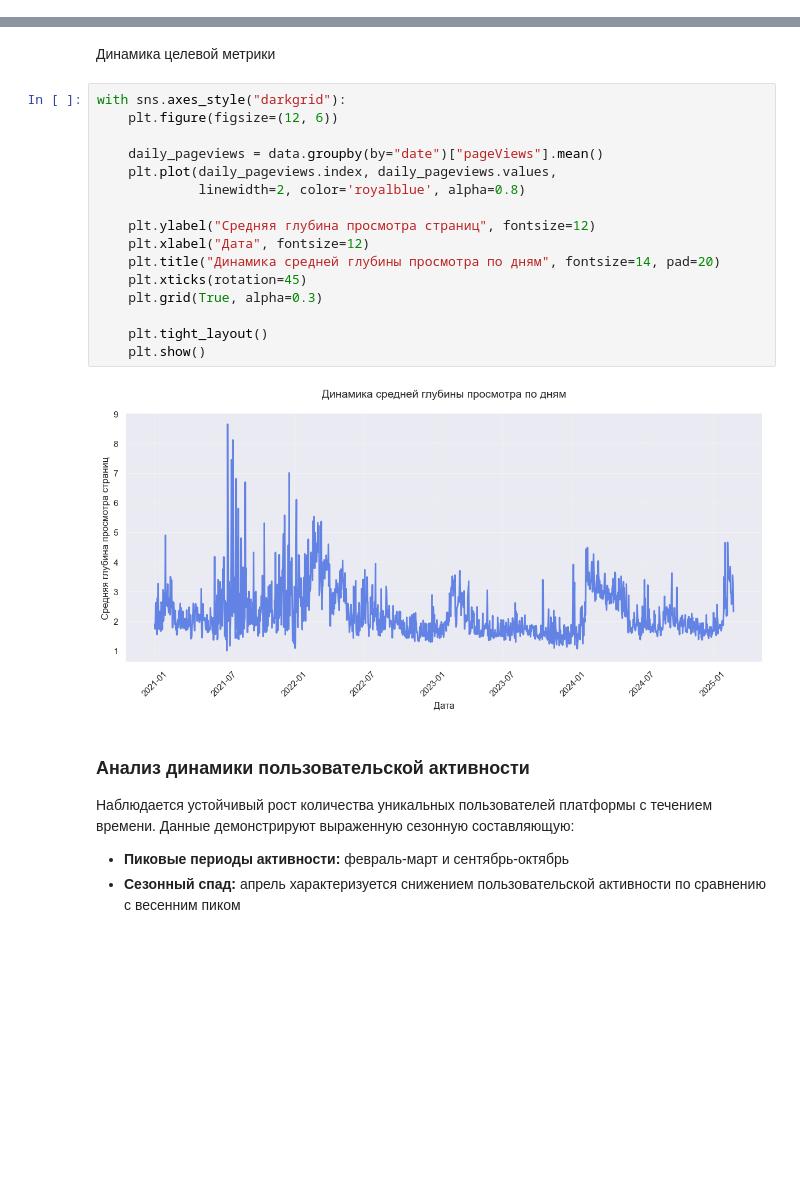
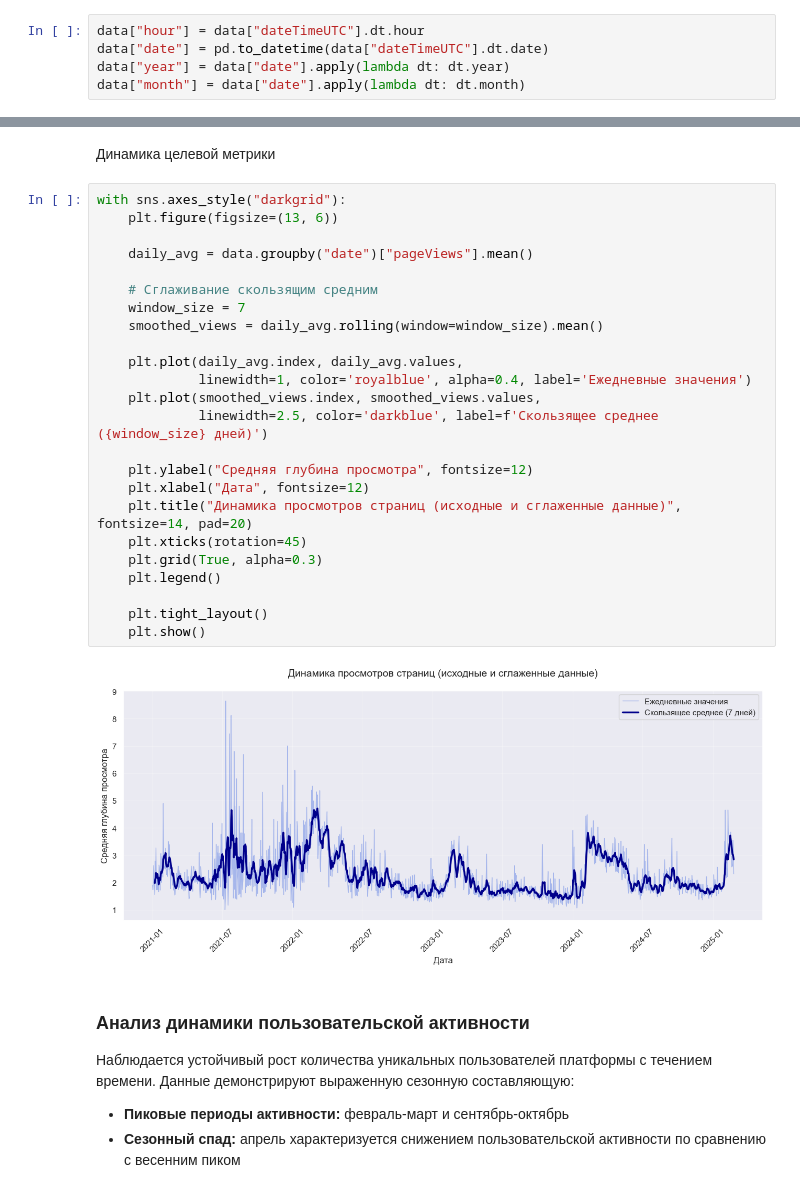
Before and after one commit to KonobeevGV/Visit-Analysis-A-B-Experiment-Design-and-CUPED, a Jupyter notebook: proj_fin.ipynb, the cells around one changed output, grey strips where cells are left out. Saved outputs shown, nothing was run; the diff lists cells and outputs as text; blank space fills up the shorter version.

```diff
--- a/proj_fin.ipynb
+++ b/proj_fin.ipynb
@@ -579,6 +579,11 @@ data = data[data["siteType"].isin([0, 1])]
 Выберите размеры групп на основе некоторых соображений.
 
 ----
+# %%
+data["hour"] = data["dateTimeUTC"].dt.hour
+data["date"] = pd.to_datetime(data["dateTimeUTC"].dt.date)
+data["year"] = data["date"].apply(lambda dt: dt.year)
+data["month"] = data["date"].apply(lambda dt: dt.month)
 # %% [markdown]
 Посмотрим на кол-во уникальных пользователей в каждом из месяцев.
 # %%
@@ -648,22 +678,30 @@ Name: visitID, Length: 152605, dtype: int64
 Динамика целевой метрики
 # %%
 with sns.axes_style("darkgrid"):
-    plt.figure(figsize=(12, 6))
+    plt.figure(figsize=(13, 6))
 
-    daily_pageviews = data.groupby(by="date")["pageViews"].mean()
-    plt.plot(daily_pageviews.index, daily_pageviews.values,
-             linewidth=2, color='royalblue', alpha=0.8)
+    daily_avg = data.groupby("date")["pageViews"].mean()
 
-    plt.ylabel("Средняя глубина просмотра страниц", fontsize=12)
+    # Сглаживание скользящим средним
+    window_size = 7
+    smoothed_views = daily_avg.rolling(window=window_size).mean()
+
+    plt.plot(daily_avg.index, daily_avg.values,
+             linewidth=1, color='royalblue', alpha=0.4, label='Ежедневные значения')
+    plt.plot(smoothed_views.index, smoothed_views.values,
+             linewidth=2.5, color='darkblue', label=f'Скользящее среднее ({window_size} дней)')
+
+    plt.ylabel("Средняя глубина просмотра", fontsize=12)
     plt.xlabel("Дата", fontsize=12)
-    plt.title("Динамика средней глубины просмотра по дням", fontsize=14, pad=20)
+    plt.title("Динамика просмотров страниц (исходные и сглаженные данные)", fontsize=14, pad=20)
     plt.xticks(rotation=45)
     plt.grid(True, alpha=0.3)
+    plt.legend()
 
     plt.tight_layout()
     plt.show()
 # %% [output]
-[figure, old version]
+[figure, new version]
 # %% [markdown]
 ### Анализ динамики пользовательской активности
 
```
Also changed, not shown: parts of 33 cells of this notebook.
